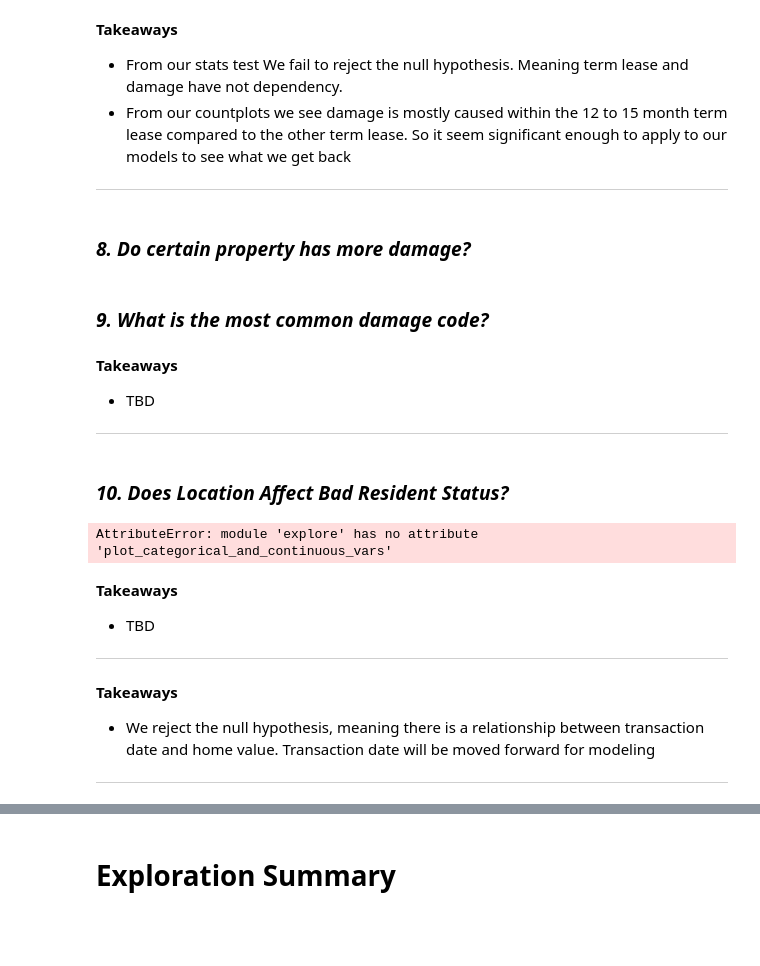
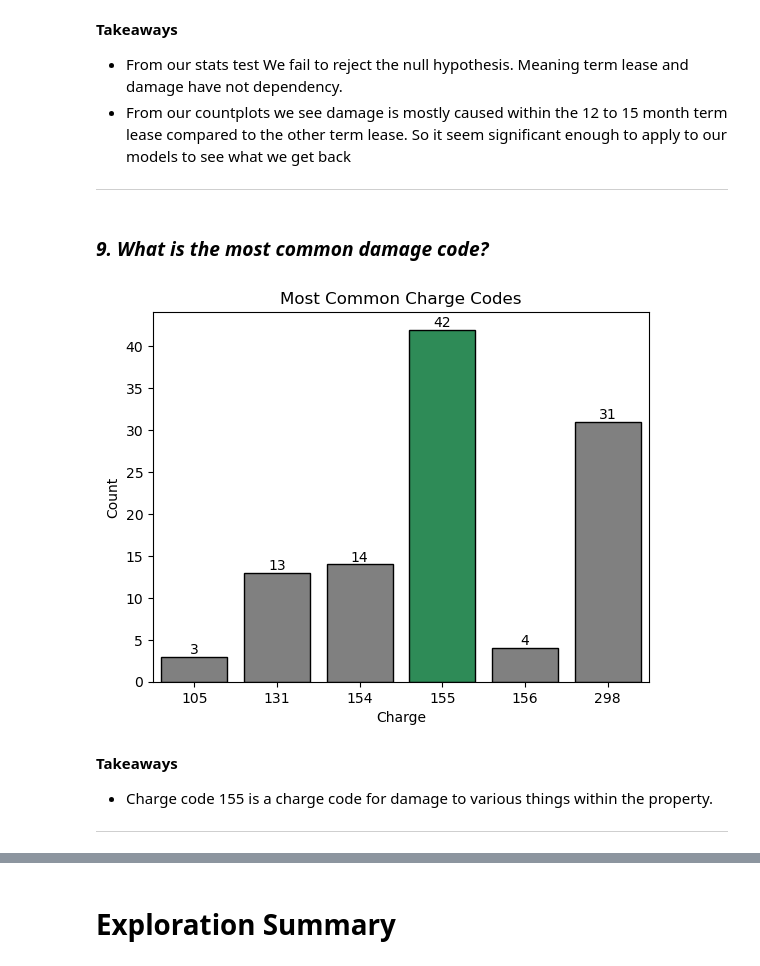
Before and after one commit to Project-DANE/DANE, a Jupyter notebook: final_notebook.ipynb, the cells around one changed output, grey strips where cells are left out. Cells and saved outputs as stored; diff of their text form; code cells hidden in the pictures; blank space fills up the shorter version.

```diff
--- a/final_notebook.ipynb
+++ b/final_notebook.ipynb
@@ -266,32 +268,15 @@ P-value = 0.129
 - From our countplots we see damage is mostly caused within the 12 to 15 month term lease compared to the other term lease. So it seem significant enough to apply to our models to see what we get back
 
 ____
-# %% [markdown]
-### *8. Do certain property has more damage?*
 # %% [markdown]
 ### *9. What is the most common damage code?*
+# %%
+e.get_common(train)
+# %% [output]
+[figure, added]
 # %% [markdown]
 **Takeaways**
 
-- TBD
+- Charge code 155 is a charge code for damage to various things within the property.
 
 ____
-# %% [markdown]
-### *10. Does Location Affect Bad Resident Status?*
-# %%
-# a bar plot showing us bathrooms compared to their respective home prices
-e.plot_categorical_and_continuous_vars(df, 'bathrooms', 'home_value')
-# %% [output]
-AttributeError: module 'explore' has no attribute 'plot_categorical_and_continuous_vars'
-# %% [markdown]
-**Takeaways**
-
-- TBD
-
-____
-# %% [markdown]
-**Takeaways**
-
-- We reject the null hypothesis, meaning there is a relationship between transaction date and home value. Transaction date will be moved forward for modeling
-
-_____
```
Also changed, not shown: parts of 18 cells of this notebook, 1 other file.
